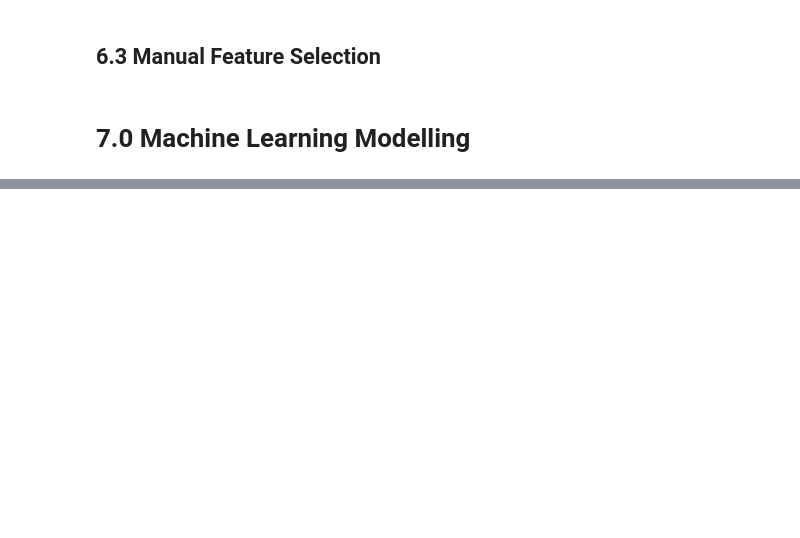
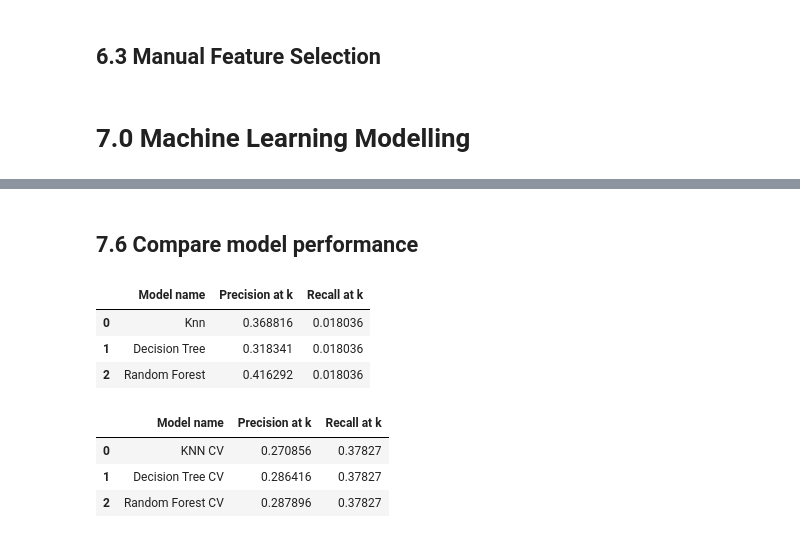
Before and after one commit to alexandrerod/health_insurance_cross_sell, a Jupyter notebook: notebooks/heath_insurance.ipynb, the cells around one changed output, grey strips where cells are left out. Drawn from its saved outputs; the diff is of its cells as text; code cells hidden in the pictures; blank space fills up the shorter version.

```diff
--- a/notebooks/heath_insurance.ipynb
+++ b/notebooks/heath_insurance.ipynb
@@ -590,0 +748,18 @@ x_test = X_test[cols_selected_boruta]
+# %% [markdown]
+## 7.6 Compare model performance
+# %%
+final_performance = pd.concat([result_knn, result_tr, result_rf])
+final_performance.reset_index(drop=True)
+# %% [output]
+|  | Model name | Precision at k | Recall at k |
+| 0 | Knn | 0.368816 | 0.018036 |
+| 1 | Decision Tree | 0.318341 | 0.018036 |
+| 2 | Random Forest | 0.416292 | 0.018036 |
+# %%
+performance_cv= pd.concat([knn_cv,tr_cv, rf_cv])
+performance_cv.reset_index(drop=True)
+# %% [output]
+|  | Model name | Precision at k | Recall at k |
+| 0 | KNN CV | 0.270856 | 0.37827 |
+| 1 | Decision Tree CV | 0.286416 | 0.37827 |
+| 2 | Random Forest CV | 0.287896 | 0.37827 |
```
Also changed, not shown: parts of 38 cells of this notebook, 5 other files.
